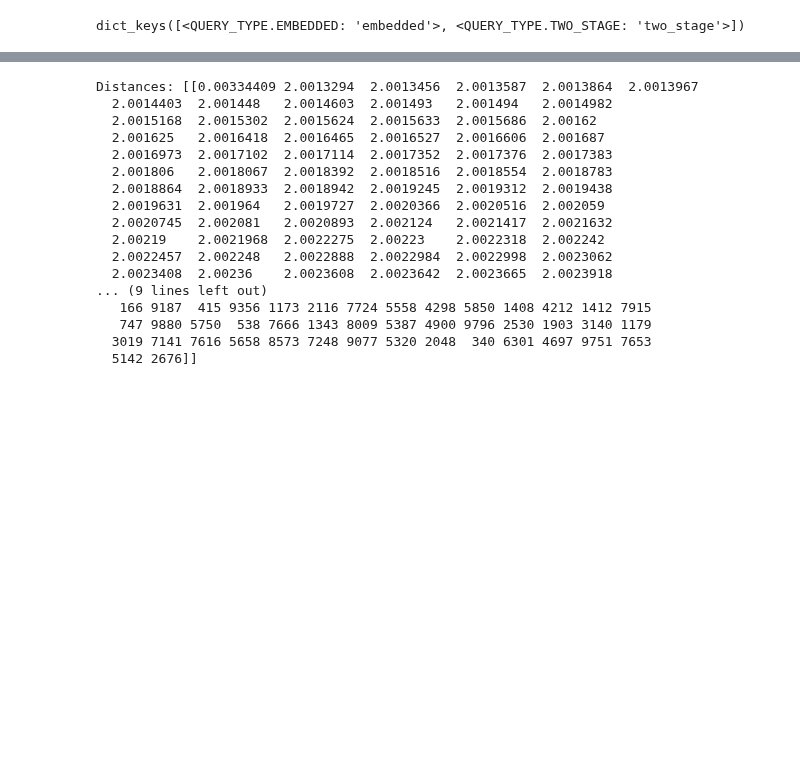
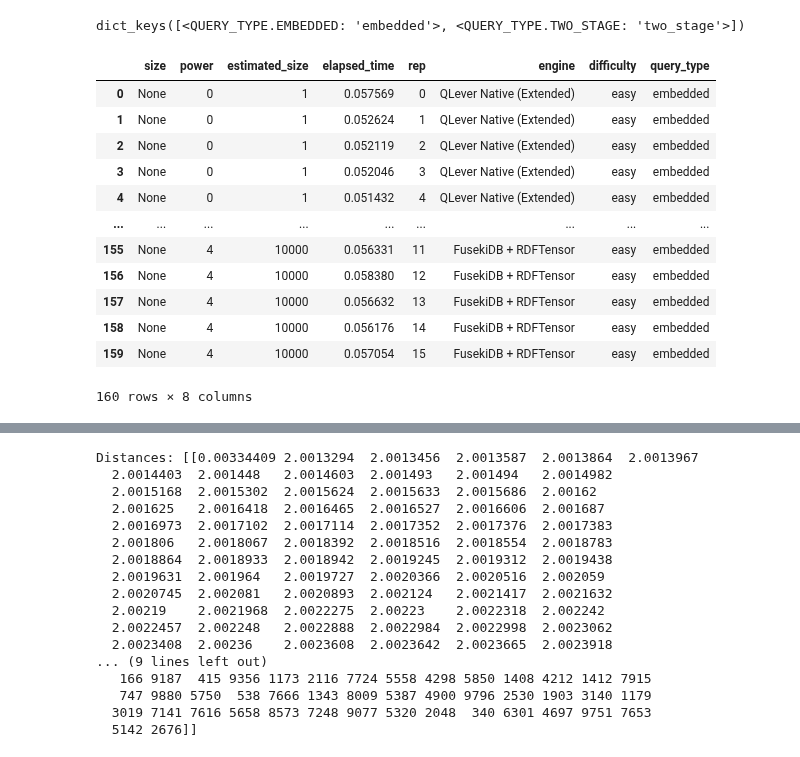
Before and after one commit to Dakantz/Dense-KG-Vector-DB, a Jupyter notebook: benchmarks/run_bdsdm_timings.ipynb, the cells around one changed output, grey strips where cells are left out. Cells and saved outputs as stored; diff of their text form; code cells hidden in the pictures; blank space fills up the shorter version.

Commit message:
NAtive benching

```diff
--- a/benchmarks/run_bdsdm_timings.ipynb
+++ b/benchmarks/run_bdsdm_timings.ipynb
@@ -333,6 +401,22 @@ KeyboardInterrupt:
 db.get_queries(test_tensor)[QUERY_DIFFICULTY.EASY].keys()
 # %% [output]
 dict_keys([<QUERY_TYPE.EMBEDDED: 'embedded'>, <QUERY_TYPE.TWO_STAGE: 'two_stage'>])
+# %%
+timings_df
+# %% [output]
+|  | size | power | estimated_size | elapsed_time | rep | engine | difficulty | query_type |
+| 0 | None | 0 | 1 | 0.057569 | 0 | QLever Native (Extended) | easy | embedded |
+| 1 | None | 0 | 1 | 0.052624 | 1 | QLever Native (Extended) | easy | embedded |
+| 2 | None | 0 | 1 | 0.052119 | 2 | QLever Native (Extended) | easy | embedded |
+| 3 | None | 0 | 1 | 0.052046 | 3 | QLever Native (Extended) | easy | embedded |
+| 4 | None | 0 | 1 | 0.051432 | 4 | QLever Native (Extended) | easy | embedded |
+| ... | ... | ... | ... | ... | ... | ... | ... | ... |
+| 155 | None | 4 | 10000 | 0.056331 | 11 | FusekiDB + RDFTensor | easy | embedded |
+| 156 | None | 4 | 10000 | 0.058380 | 12 | FusekiDB + RDFTensor | easy | embedded |
+| 157 | None | 4 | 10000 | 0.056632 | 13 | FusekiDB + RDFTensor | easy | embedded |
+| 158 | None | 4 | 10000 | 0.056176 | 14 | FusekiDB + RDFTensor | easy | embedded |
+| 159 | None | 4 | 10000 | 0.057054 | 15 | FusekiDB + RDFTensor | easy | embedded |
+160 rows × 8 columns
 # %%
 timings_df.to_csv("./scratch/bdsdm_timings.csv", index=False)
 timings_df["engine"].unique()
```
Also changed, not shown: parts of 22 cells of this notebook, 9 other files.
